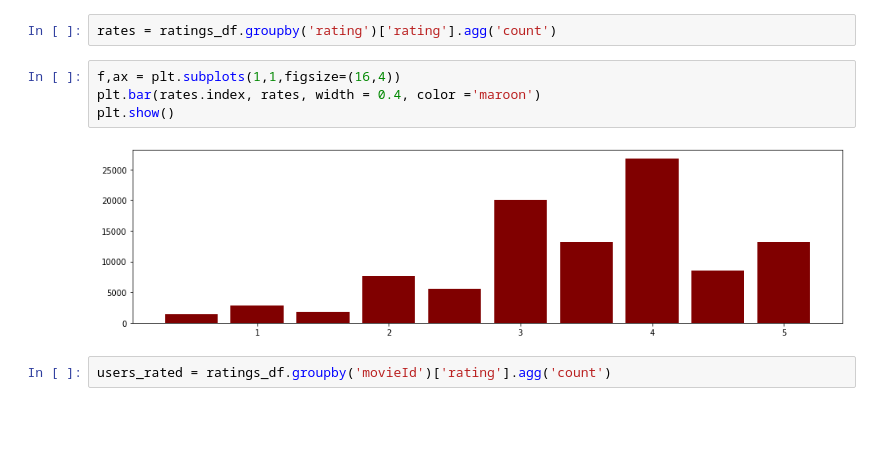
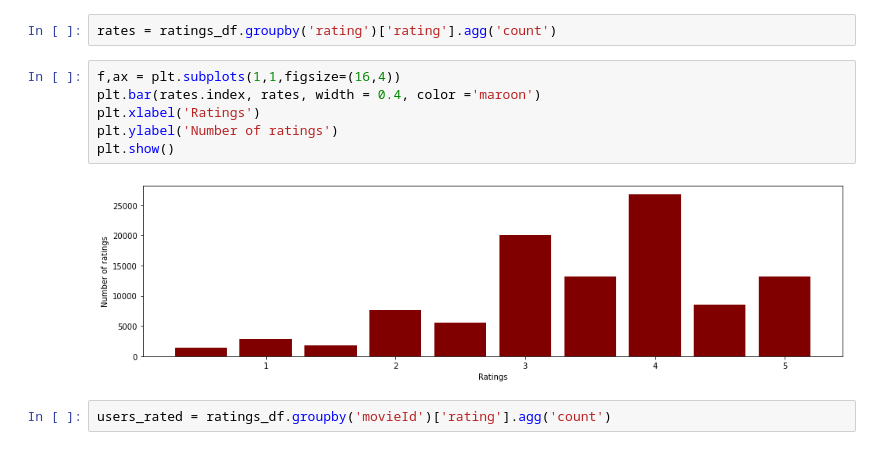
Before and after one commit to a7medayman6/Movie-Based-Collaborative-Filtering-Approach, a Jupyter notebook: Notebooks/Movie-Based-Collaborative-Filtering.ipynb, the cells around one changed output. Cells and saved outputs as stored; diff of their text form; blank space fills up the shorter version.

```diff
--- a/Notebooks/Movie-Based-Collaborative-Filtering.ipynb
+++ b/Notebooks/Movie-Based-Collaborative-Filtering.ipynb
@@ -95,9 +95,11 @@ rates = ratings_df.groupby('rating')['rating'].agg('count')
 # %%
 f,ax = plt.subplots(1,1,figsize=(16,4))
 plt.bar(rates.index, rates, width = 0.4, color ='maroon')
+plt.xlabel('Ratings')
+plt.ylabel('Number of ratings')
 plt.show()
 # %% [output]
-[figure, old version]
+[figure, new version]
 # %%
 users_rated = ratings_df.groupby('movieId')['rating'].agg('count')
 # %%
```
Also changed, not shown: parts of 1 cell of this notebook, 5 other files.
